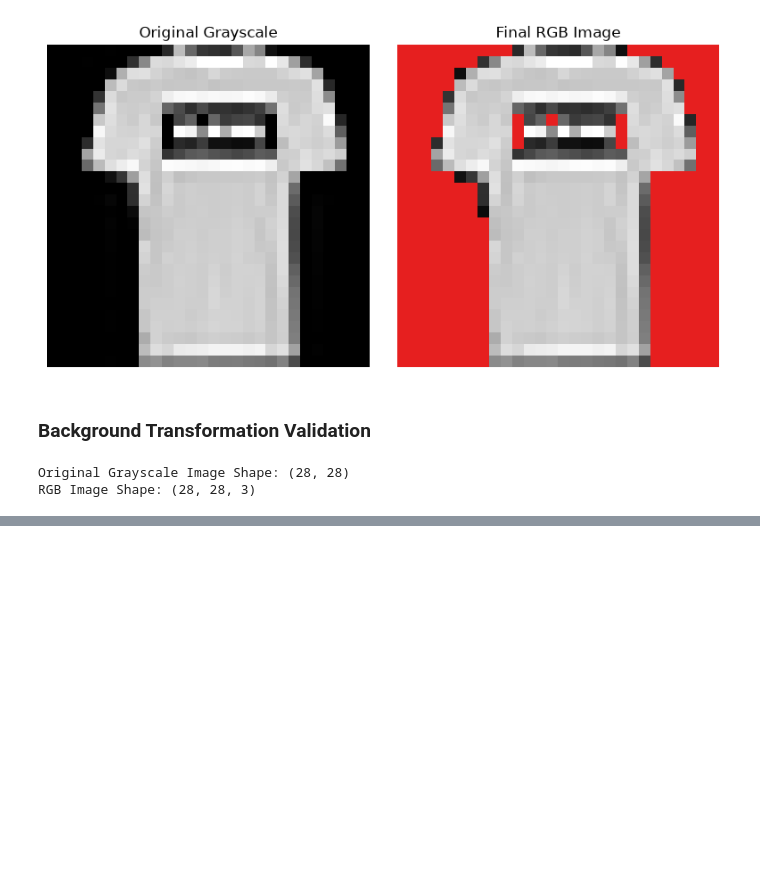
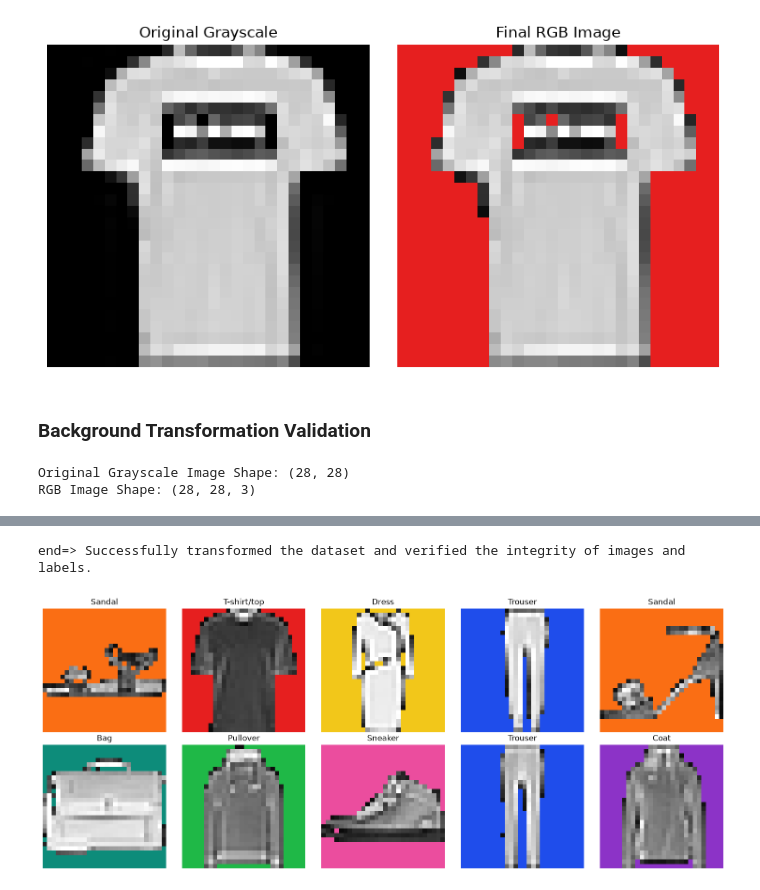
Before and after one commit to SciNoLimits/shortcut-learning-analysis, a Jupyter notebook: notebooks/background_shortcut.ipynb, the cells around one changed output, grey strips where cells are left out. Cells and saved outputs as stored; diff of their text form; code cells hidden in the pictures; blank space fills up the shorter version.

```diff
--- a/notebooks/background_shortcut.ipynb
+++ b/notebooks/background_shortcut.ipynb
@@ -102,0 +146,44 @@ RGB Image Shape: (28, 28, 3)
+# %%
+transformed_images = []
+transformed_image_labels = []
+
+for raw_image, label in dataset:
+    grayscale_image = np.array(raw_image, dtype=np.uint8)
+
+    rgb_image, label = inject_background_cue(
+        grayscale_image=grayscale_image,
+        label=label,
+        class_colors_array=CLASS_COLORS,
+        near_zero_intensity_threshold=NEAR_ZERO_INTENSITY_THRESHOLD,
+    )
+
+    transformed_images.append(rgb_image)
+    transformed_image_labels.append(label)
+
+final_images_array = np.array(transformed_images)
+final_labels_array = np.array(transformed_image_labels)
+
+original_size = len(dataset)
+assert (
+    len(final_images_array) == original_size
+), f"Image size mismatch: original_size={original_size}, final_images_array={len(final_images_array)}"
+assert (
+    len(final_labels_array) == original_size
+), f"Label size mismatch: original_size={original_size}, final_labels_array={len(final_labels_array)}"
+
+original_labels = np.array([label for _, label in dataset])
+assert np.array_equal(
+    original_labels, final_labels_array
+), "Label mismatch between original and transformed datasets"
+
+assert final_images_array.shape[1:] == (
+    28,
+    28,
+    3,
+), f"Image shape mismatch: expected (28, 28, 3), got {final_images_array.shape[1:]}"
+
+print(
+    "end=> Successfully transformed the dataset and verified the integrity of images and labels."
+)
+# %% [output]
+end=> Successfully transformed the dataset and verified the integrity of images and labels.
@@ -102,0 +200,21 @@ RGB Image Shape: (28, 28, 3)
+# %%
+# Rendering the last 10 images of the processed dataset
+fig, axes = plt.subplots(2, 5, figsize=(15, 6))
+
+axes = axes.flatten()
+
+for i in range(10):
+    rgb_image = final_images_array[-(i + 1)]
+    label = final_labels_array[-(i + 1)]
+
+    ax = axes[i]
+
+    ax.imshow(rgb_image)
+
+    ax.set_title(f"{CLASS_NAMES[label]}")
+    ax.axis("off")
+
+plt.tight_layout()
+plt.show()
+# %% [output]
+[figure, added]
```
Also changed, not shown: parts of 5 cells of this notebook, 1 other file.
